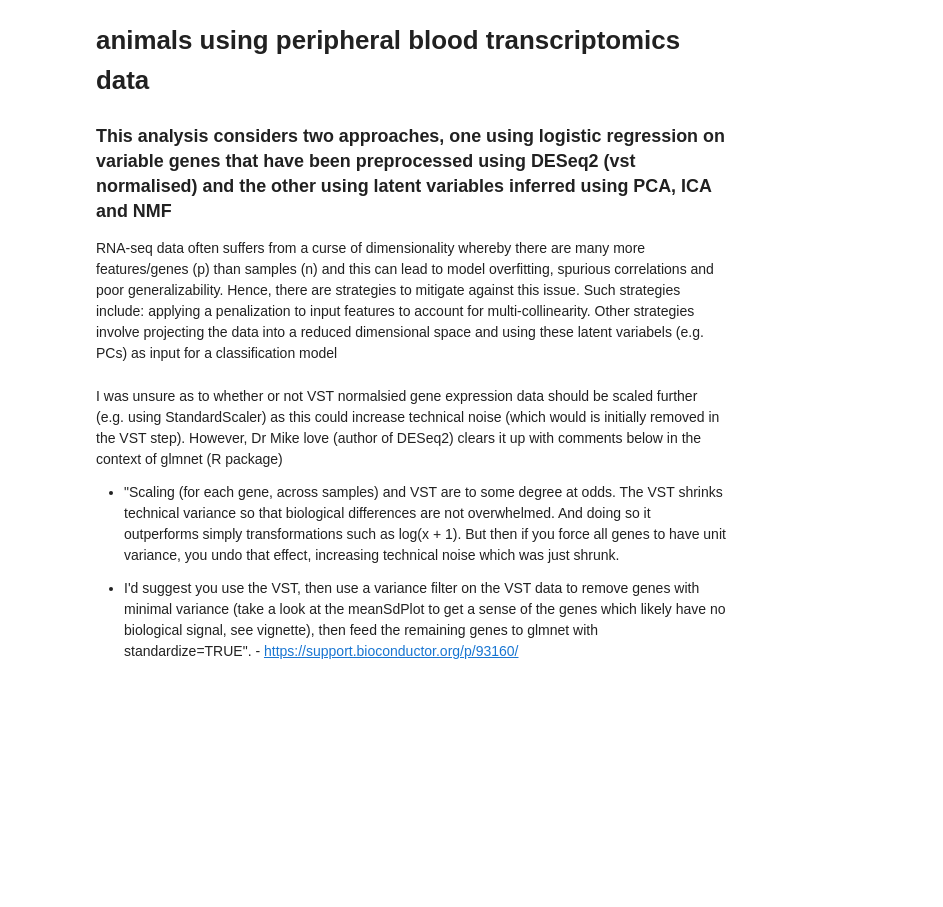
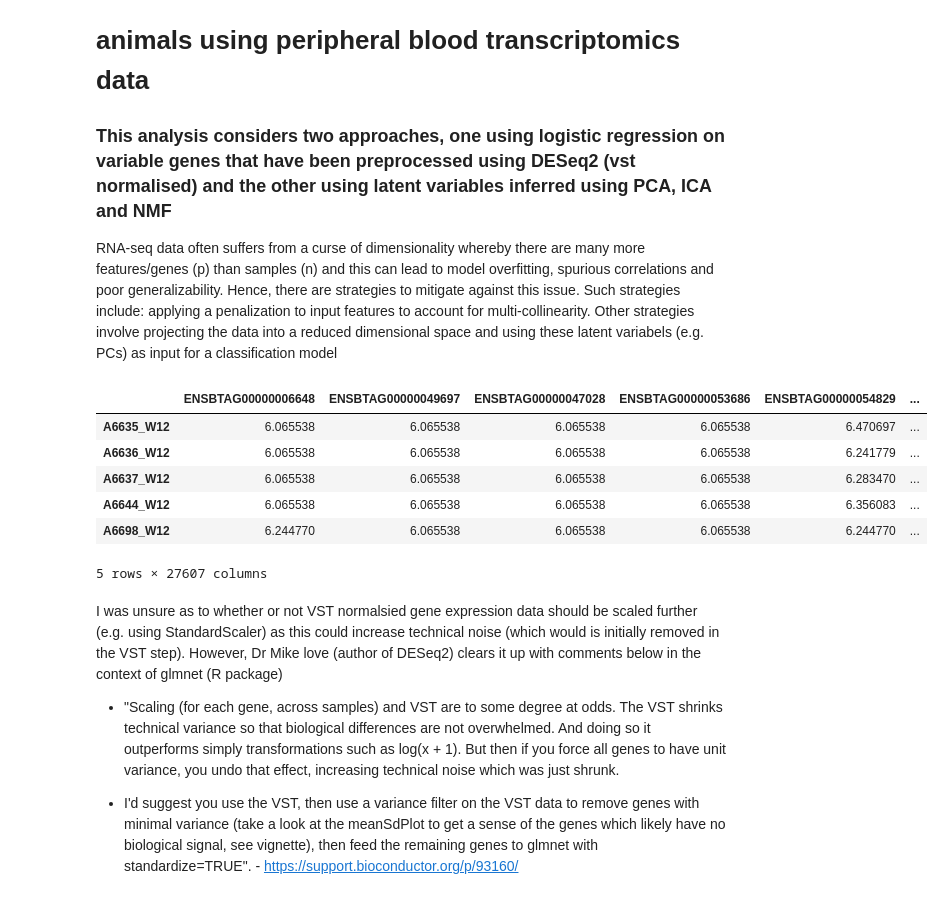
Before and after one commit to jfogrady1/ML4Tb, a Jupyter notebook: bin/Logistic_regression/1_O'Grady_data_Logistic_regression.ipynb, the cells around one changed output. Drawn from its saved outputs; the diff is of its cells as text; code cells hidden in the pictures; blank space fills up the shorter version.

```diff
--- a/bin/Logistic_regression.ipynb
+++ b/bin/Logistic_regression/1_O'Grady_data_Logistic_regression.ipynb
@@ -41,3 +42,13 @@ test_labels = pd.read_csv("/home/workspace/jogrady/ML4TB/work/normalisation/Test
+# %%
+kirsten_data.tail()
+# %% [output]
+|  | ENSBTAG00000006648 | ENSBTAG00000049697 | ENSBTAG00000047028 | ENSBTAG00000053686 | ENSBTAG00000054829 | ... |
+| A6635_W12 | 6.065538 | 6.065538 | 6.065538 | 6.065538 | 6.470697 | ... |
+| A6636_W12 | 6.065538 | 6.065538 | 6.065538 | 6.065538 | 6.241779 | ... |
+| A6637_W12 | 6.065538 | 6.065538 | 6.065538 | 6.065538 | 6.283470 | ... |
+| A6644_W12 | 6.065538 | 6.065538 | 6.065538 | 6.065538 | 6.356083 | ... |
+| A6698_W12 | 6.244770 | 6.065538 | 6.065538 | 6.065538 | 6.244770 | ... |
+5 rows × 27607 columns
 # %%
 # Need to do some data wrangling to ensure labels are in right format for ML functions in scikit learn
 # Convert labels to numeric really is the main thing
```
Also changed, not shown: parts of 12 cells of this notebook, 2 other files.
